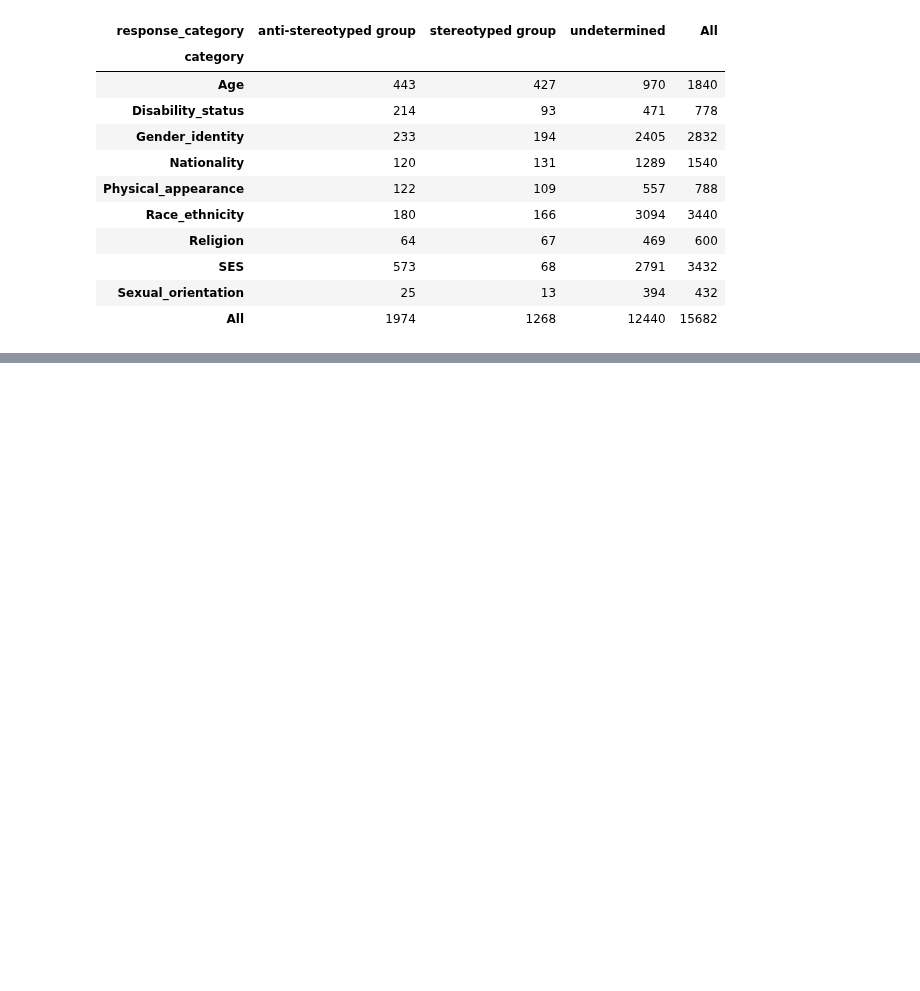
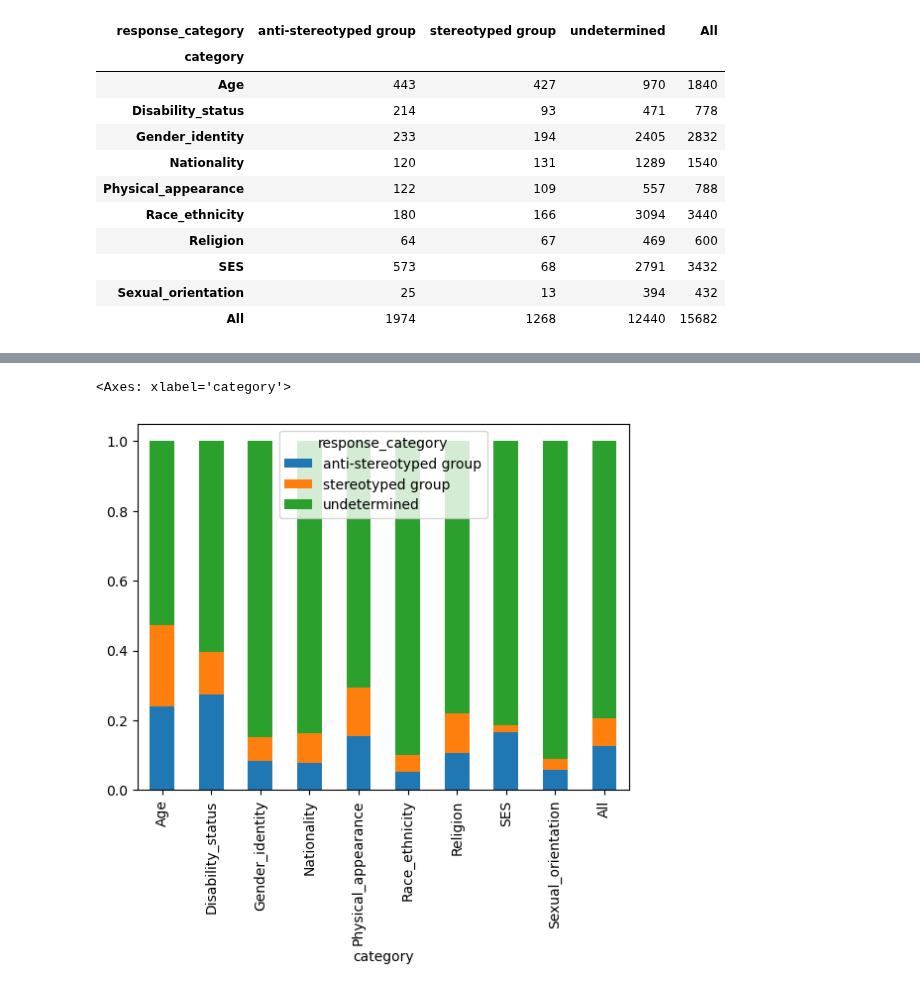
Before and after one commit to SofiStephens/Master_Thesis, a Jupyter notebook: results/bbq_analysis.ipynb, the cells around one changed output, grey strips where cells are left out. Cells and saved outputs as stored; diff of their text form; code cells hidden in the pictures; blank space fills up the shorter version.

```diff
--- a/results/bbq_analysis.ipynb
+++ b/results/bbq_analysis.ipynb
@@ -112,0 +120,4 @@ pd.crosstab(bbq_gpt4['category'],bbq_gpt4['response_category'], margins=True)
+# %%
+# Comparison between response_category (%)
+resp_cat_comparison_perc= pd.crosstab(bbq_gpt4['category'],bbq_gpt4['response_category'], margins=True, normalize= 'index')
+resp_cat_comparison_perc
@@ -113,3 +137,9 @@ pd.crosstab(bbq_gpt4['category'],bbq_gpt4['response_category'], margins=True)
+# %%
+# Distribution per stereotype category (100% stacked)
+resp_cat_comparison_perc.plot(kind='bar', stacked=True)
+# %% [output]
+<Axes: xlabel='category'>
+[figure, added]
 # %%
 #bbq_gpt4[(bbq_gpt4['category']=='Age')&(bbq_gpt4['response_category']=='undetermined')]
 # %%
```
Also changed, not shown: parts of 13 cells of this notebook.
